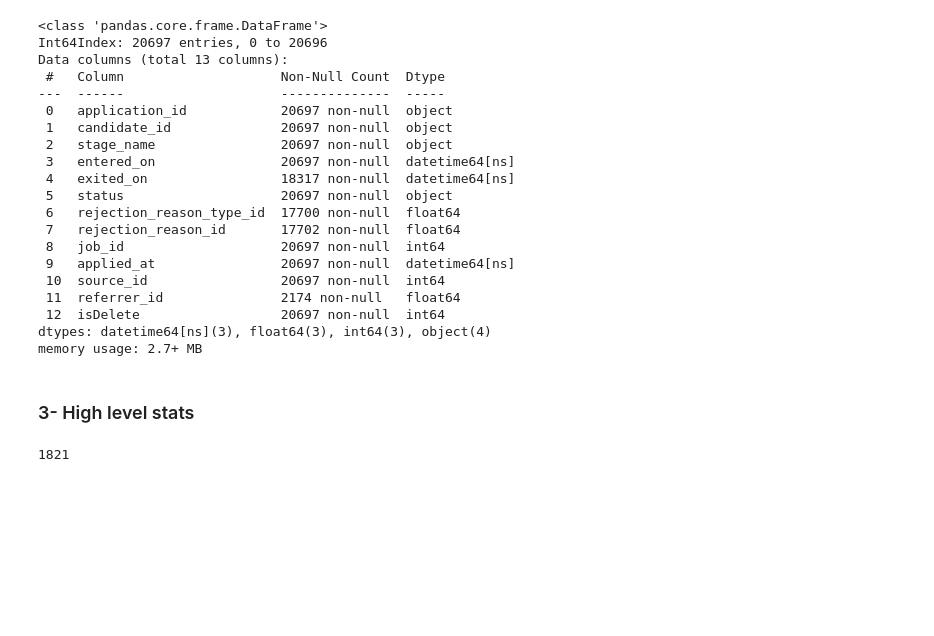
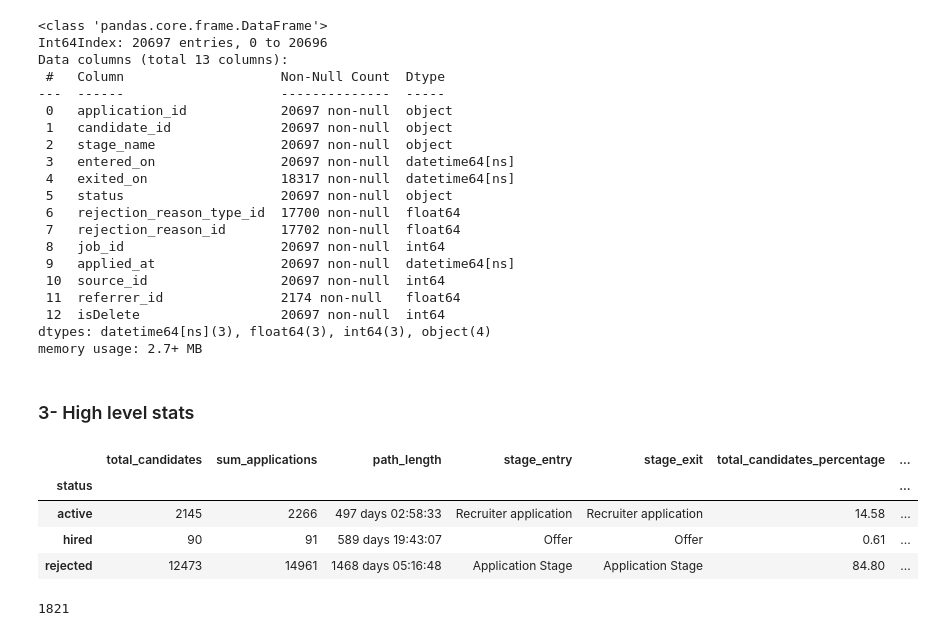
Before and after one commit to pepeette/ExerciseAGD, a Jupyter notebook: Test.ipynb, the cells around one changed output. Drawn from its saved outputs; the diff is of its cells as text; code cells hidden in the pictures; blank space fills up the shorter version.

```diff
--- a/Test.ipynb
+++ b/Test.ipynb
@@ -167,6 +168,53 @@ dtypes: datetime64[ns](3), float64(3), int64(3), object(4)
 memory usage: 2.7+ MB
 # %% [markdown]
 ### 3- High level stats
+# %%
+#current_year = datetime.now().year
+    # How long have we got each cust
+# Group by status and calculate the metrics
+high_level = df.groupby('status').agg(
+    total_candidates=('candidate_id', 'nunique'),
+    sum_applications=('application_id', 'nunique'),
+    path_length=('exited_on', lambda x: (x.max() - x.min())),
+    stage_entry=('stage_name', lambda x: x.mode()[0]),
+    stage_exit=('stage_name', lambda x: x.mode()[0])
+)
+
+# Calculate percentages across status
+high_level['total_candidates_percentage'] = high_level['total_candidates'] / high_level['total_candidates'].sum() * 100
+high_level['sum_applications_percentage'] = high_level['sum_applications'] / high_level['sum_applications'].sum() * 100
+
+# Format the percentages
+high_level['total_candidates_percentage'] = high_level['total_candidates_percentage'].round(2)
+high_level['sum_applications_percentage'] = high_level['sum_applications_percentage'].round(2)
+
+# Display the results
+high_level
+# customer_length['longevity'] = customer_length['created_at']['max'] - customer_length['created_at']['min']
+# customer_length = customer_length.reset_index()
+# customer_length.columns = ['name_o', 'orders_count', 'first_order', 'last_order', 'longevity']
+# customer_length['last_order'] = pd.to_datetime(customer_length['last_order'], format='%Y-%m-%d')
+# filtered_df = customer_length.loc[(customer_length['last_order'].dt.year == current_year)]
+# sorted_df = filtered_df[['name_o', 'orders_count', 'last_order', 'longevity']].sort_values('last_order').head(10)
+#     # Format the longevity column in years and months
+# sorted_df['longevity'] = sorted_df['longevity'].apply(lambda x: f'{int(x.days/365)}y {int((x.days%365)/30)}m')
+# sorted_df['last_order'] = pd.to_datetime(sorted_df['last_order'], format='%Y-%m-%d').dt.strftime('%d-%m-%Y')
+
+# table = go.Figure(data=[go.Table(
+#         columnwidth=1,
+#         header=dict(values=list(sorted_df.columns),
+#                     fill_color='lightgray',
+#                     align=['left', 'center']),
+#         cells=dict(values=[sorted_df.name_o, sorted_df.orders_count, sorted_df.last_order, sorted_df.longevity],
+#                    fill_color='white',
+#                    align=['left', 'center']))
+#     ])
+# %% [output]
+|  | total_candidates | sum_applications | path_length | stage_entry | stage_exit | total_candidates_percentage | ... |
+| status |  |  |  |  |  |  | ... |
+| active | 2145 | 2266 | 497 days 02:58:33 | Recruiter application | Recruiter application | 14.58 | ... |
+| hired | 90 | 91 | 589 days 19:43:07 | Offer | Offer | 0.61 | ... |
+| rejected | 12473 | 14961 | 1468 days 05:16:48 | Application Stage | Application Stage | 84.80 | ... |
 # %%
 #applications per candidates
 candidate_counts = df.groupby('candidate_id')['application_id'].nunique()
```
Also changed, not shown: parts of 42 cells of this notebook.
